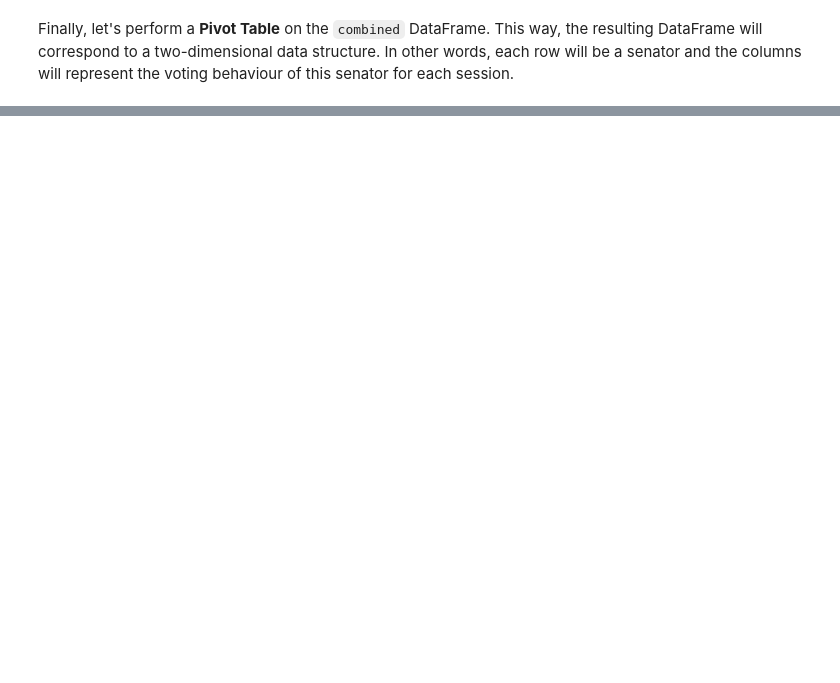
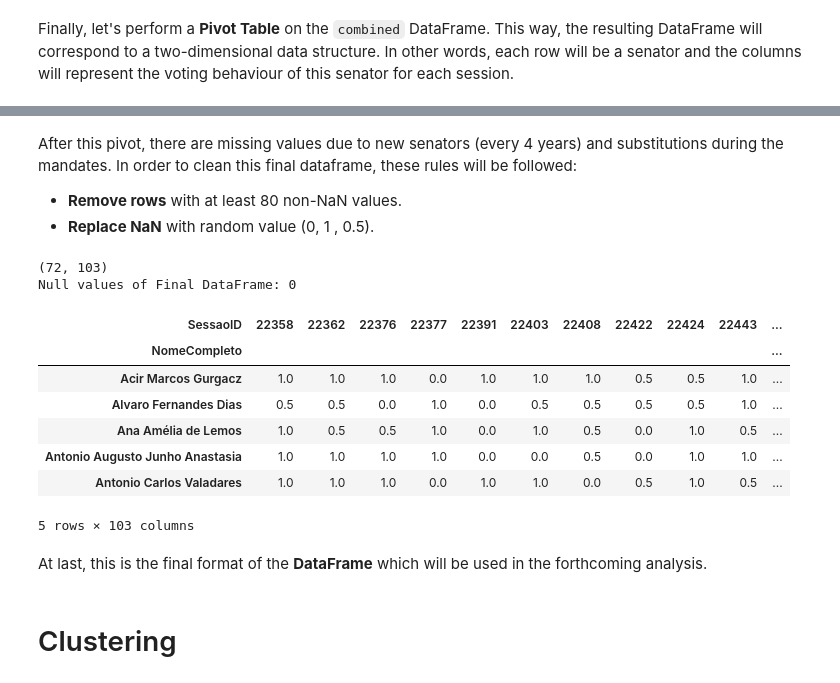
Before and after one commit to Fernandohf/Partido-para-que, a Jupyter notebook: Partido_para_que.ipynb, the cells around one changed output, grey strips where cells are left out. Cells and saved outputs as stored; diff of their text form; code cells hidden in the pictures; blank space fills up the shorter version.

```diff
--- a/Partido_para_que.ipynb
+++ b/Partido_para_que.ipynb
@@ -200,0 +192,31 @@ As we can see, most of the field in the Tables are self explanatory. The detaile
+# %% [markdown]
+After this pivot, there are missing values due to new senators (every 4 years) and substitutions during the mandates. In order to clean this final dataframe, these rules will be followed:
+ - **Remove rows** with at least 80 non-NaN values.
+ - **Replace NaN** with random value (0, 1 , 0.5).
+# %%
+# Drop rows with at least 10 missing values
+dropped = pivot.dropna(axis=0, thresh=80)
+print(dropped.shape)
+
+# Fill remaining NaN
+np.random.seed(42)
+final = dropped.fillna(np.random.choice([0., .5, 1.]))
+
+# Check for inconsitensy
+print("Null values of Final DataFrame: " + str(final.isnull().sum().sum()))
+final.head()
+# %% [output]
+(72, 103)
+Null values of Final DataFrame: 0
+| SessaoID | 22358 | 22362 | 22376 | 22377 | 22391 | 22403 | 22408 | 22422 | 22424 | 22443 | ... |
+| NomeCompleto |  |  |  |  |  |  |  |  |  |  | ... |
+| Acir Marcos Gurgacz | 1.0 | 1.0 | 1.0 | 0.0 | 1.0 | 1.0 | 1.0 | 0.5 | 0.5 | 1.0 | ... |
+| Alvaro Fernandes Dias | 0.5 | 0.5 | 0.0 | 1.0 | 0.0 | 0.5 | 0.5 | 0.5 | 0.5 | 1.0 | ... |
+| Ana Amélia de Lemos | 1.0 | 0.5 | 0.5 | 1.0 | 0.0 | 1.0 | 0.5 | 0.0 | 1.0 | 0.5 | ... |
+| Antonio Augusto Junho Anastasia | 1.0 | 1.0 | 1.0 | 1.0 | 0.0 | 0.0 | 0.5 | 0.0 | 1.0 | 1.0 | ... |
+| Antonio Carlos Valadares | 1.0 | 1.0 | 1.0 | 0.0 | 1.0 | 1.0 | 0.0 | 0.5 | 1.0 | 0.5 | ... |
+5 rows × 103 columns
+# %% [markdown]
+At last, this is the final format of the **DataFrame** which will be used in the forthcoming analysis.
+# %% [markdown]
+# Clustering
```
Also changed, not shown: parts of 11 cells of this notebook.
